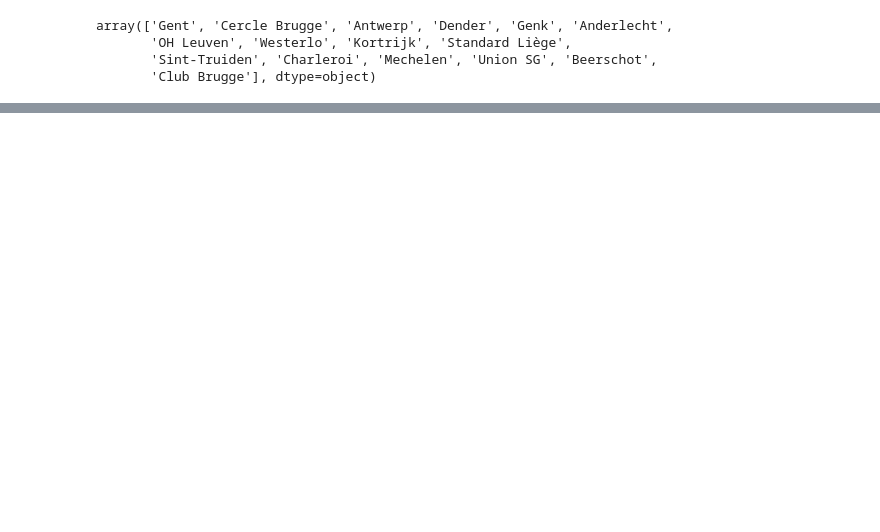
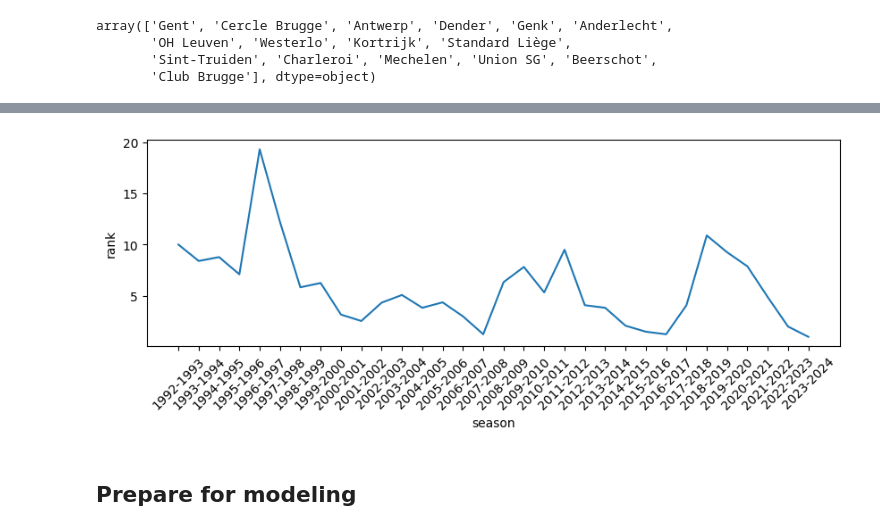
Before and after one commit to nivonl/soccer_predict_league, a Jupyter notebook: scrape_data_wrangaling.ipynb, the cells around one changed output, grey strips where cells are left out. Cells and saved outputs as stored; diff of their text form; code cells hidden in the pictures; blank space fills up the shorter version.

```diff
--- a/scrape_data_wrangaling.ipynb
+++ b/scrape_data_wrangaling.ipynb
@@ -221,0 +340,5 @@ NameError: name 'last_season_df' is not defined
+# %%
+fifa_ranks = pd.read_csv('fifa_ranking-2024-06-20.csv')
+# %%
+# Convert 'rank_date' to datetime
+fifa_ranks['rank_date'] = pd.to_datetime(fifa_ranks['rank_date'])
@@ -221,0 +360,3 @@ NameError: name 'last_season_df' is not defined
+# %%
+# Apply the function to create a 'season' column
+fifa_ranks['season'] = fifa_ranks['rank_date'].apply(get_season)
@@ -221,0 +367,2 @@ NameError: name 'last_season_df' is not defined
+# %%
+avg_rank_by_season = fifa_ranks.groupby(['season','country_full','country_abrv'])['rank'].mean().reset_index()
@@ -221,0 +385,7 @@ NameError: name 'last_season_df' is not defined
+# %%
+plt.figure(figsize=(10,3))
+sns.lineplot(avg_rank_by_season.loc[avg_rank_by_season['country_abrv']=='ARG'], x='season',y='rank')
+plt.xticks(rotation = 45)
+plt.show()
+# %% [output]
+[figure, added]
@@ -221,0 +399,2 @@ NameError: name 'last_season_df' is not defined
+# %% [markdown]
+## Prepare for modeling
```
Also changed, not shown: parts of 58 cells of this notebook.
